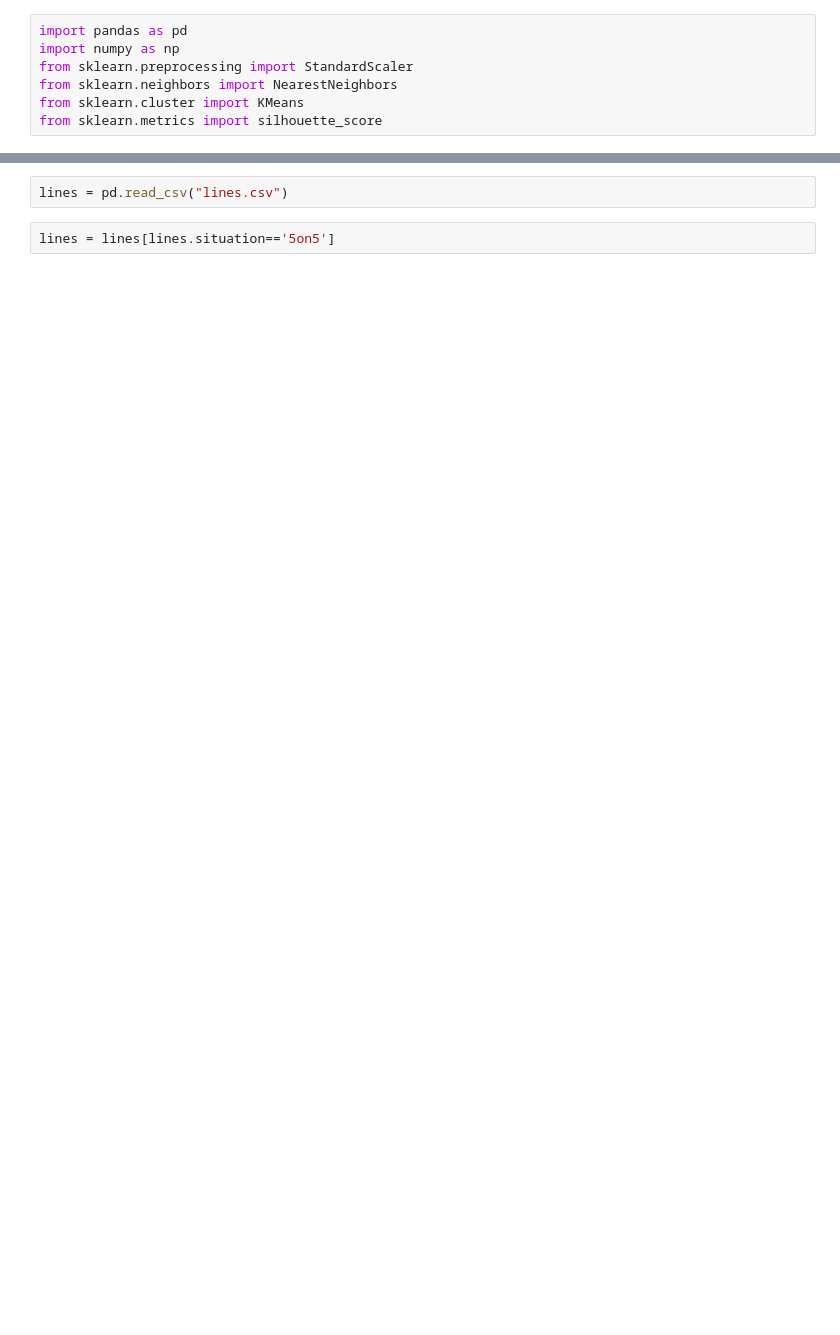
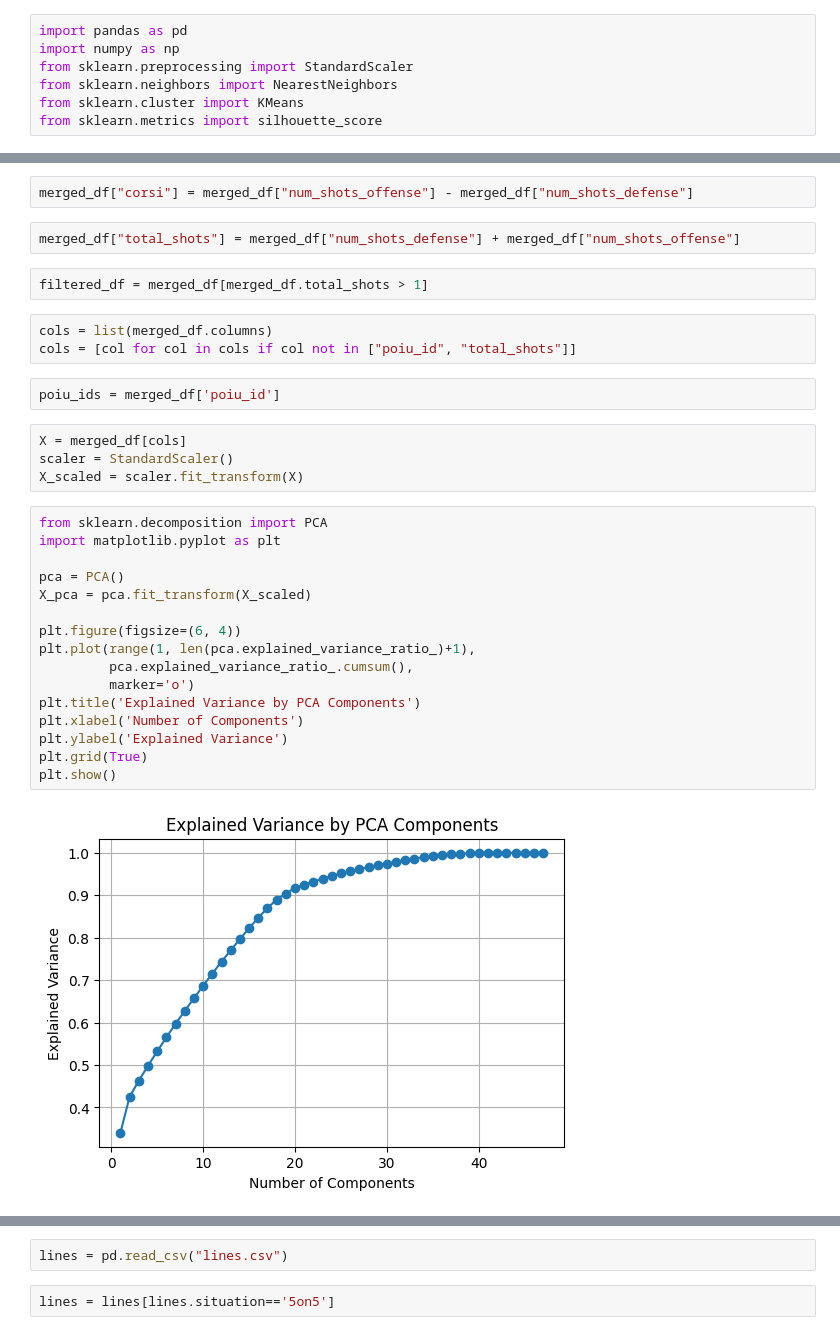
Before and after one commit to dgmouris/dva_6242_project, a Jupyter notebook: similarity/similarity_test.ipynb, the cells around one changed output, grey strips where cells are left out. Drawn from its saved outputs; the diff is of its cells as text; blank space fills up the shorter version.

```diff
--- a/similarity/similarity_test.ipynb
+++ b/similarity/similarity_test.ipynb
@@ -7,0 +65,33 @@ from sklearn.metrics import silhouette_score
+# %%
+merged_df["corsi"] = merged_df["num_shots_offense"] - merged_df["num_shots_defense"]
+# %%
+merged_df["total_shots"] = merged_df["num_shots_defense"] + merged_df["num_shots_offense"]
+# %%
+filtered_df = merged_df[merged_df.total_shots > 1]
+# %%
+cols = list(merged_df.columns)
+cols = [col for col in cols if col not in ["poiu_id", "total_shots"]]
+# %%
+poiu_ids = merged_df['poiu_id']
+# %%
+X = merged_df[cols]
+scaler = StandardScaler()
+X_scaled = scaler.fit_transform(X)
+# %%
+from sklearn.decomposition import PCA
+import matplotlib.pyplot as plt
+
+pca = PCA()
+X_pca = pca.fit_transform(X_scaled)
+
+plt.figure(figsize=(6, 4))
+plt.plot(range(1, len(pca.explained_variance_ratio_)+1),
+         pca.explained_variance_ratio_.cumsum(),
+         marker='o')
+plt.title('Explained Variance by PCA Components')
+plt.xlabel('Number of Components')
+plt.ylabel('Explained Variance')
+plt.grid(True)
+plt.show()
+# %% [output]
+[figure, added]
```
Also changed, not shown: parts of 47 cells of this notebook.
